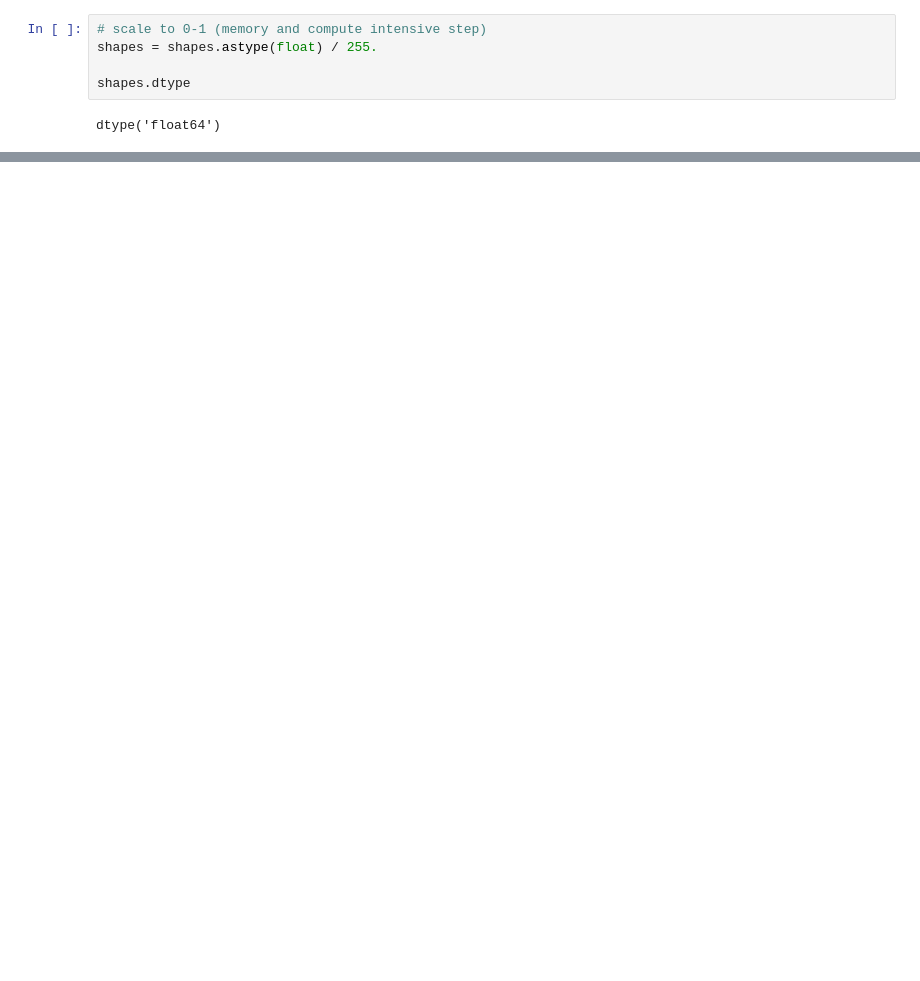
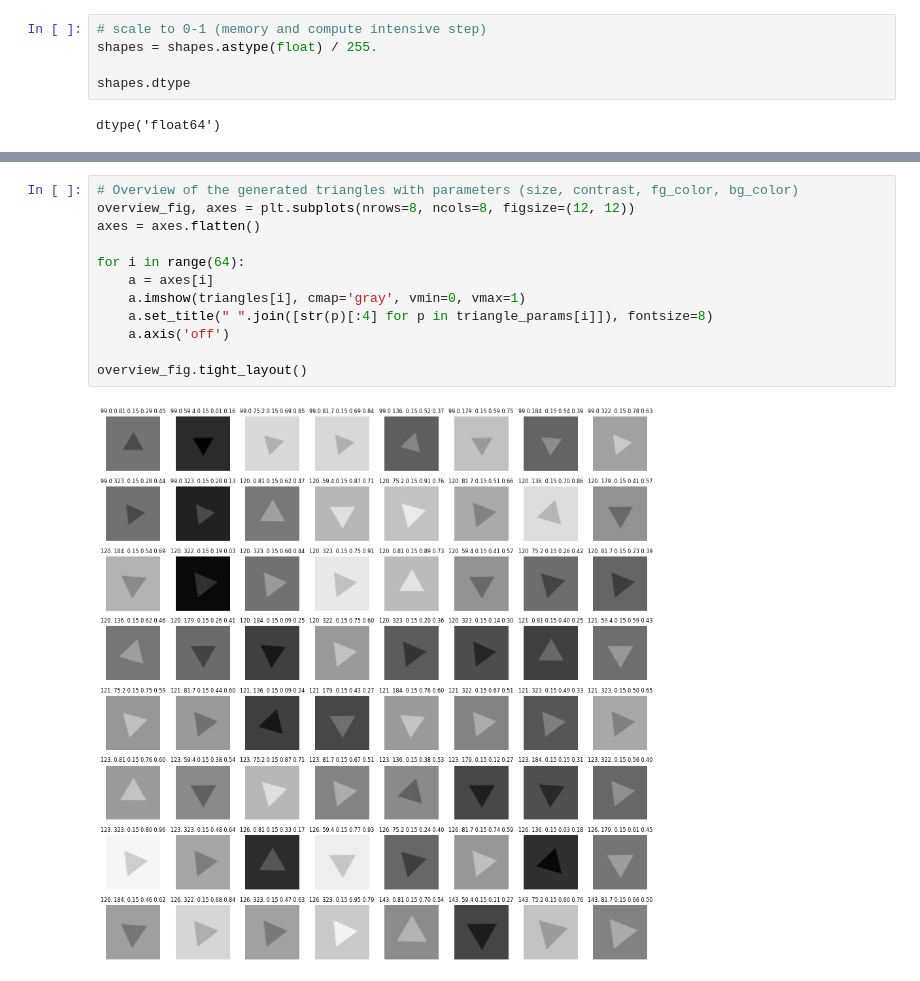
Before and after one commit to dianna-ai/dianna-exploration, a Jupyter notebook: example_data/dataset_preparation/geometric_shapes/generate_geometric_shapes4research.ipynb, the cells around one changed output, grey strips where cells are left out. Drawn from its saved outputs; the diff is of its cells as text; blank space fills up the shorter version.

```diff
--- a/example_data/dataset_preparation/geometric_shapes/generate_geometric_shapes4research.ipynb
+++ b/example_data/dataset_preparation/geometric_shapes/generate_geometric_shapes4research.ipynb
@@ -197,0 +224,14 @@ overview_fig.tight_layout()
+# %%
+# Overview of the generated triangles with parameters (size, contrast, fg_color, bg_color)
+overview_fig, axes = plt.subplots(nrows=8, ncols=8, figsize=(12, 12))
+axes = axes.flatten()
+
+for i in range(64):
+    a = axes[i]
+    a.imshow(triangles[i], cmap='gray', vmin=0, vmax=1)
+    a.set_title(" ".join([str(p)[:4] for p in triangle_params[i]]), fontsize=8)
+    a.axis('off')
+
+overview_fig.tight_layout()
+# %% [output]
+[figure, added]
```
Also changed, not shown: parts of 8 cells of this notebook.
